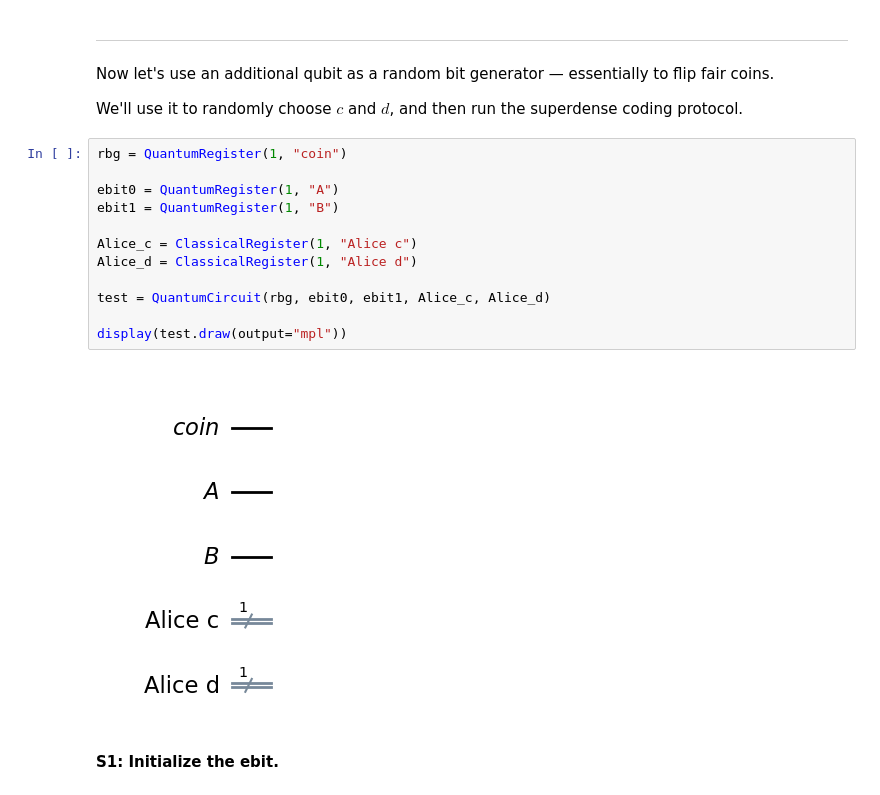
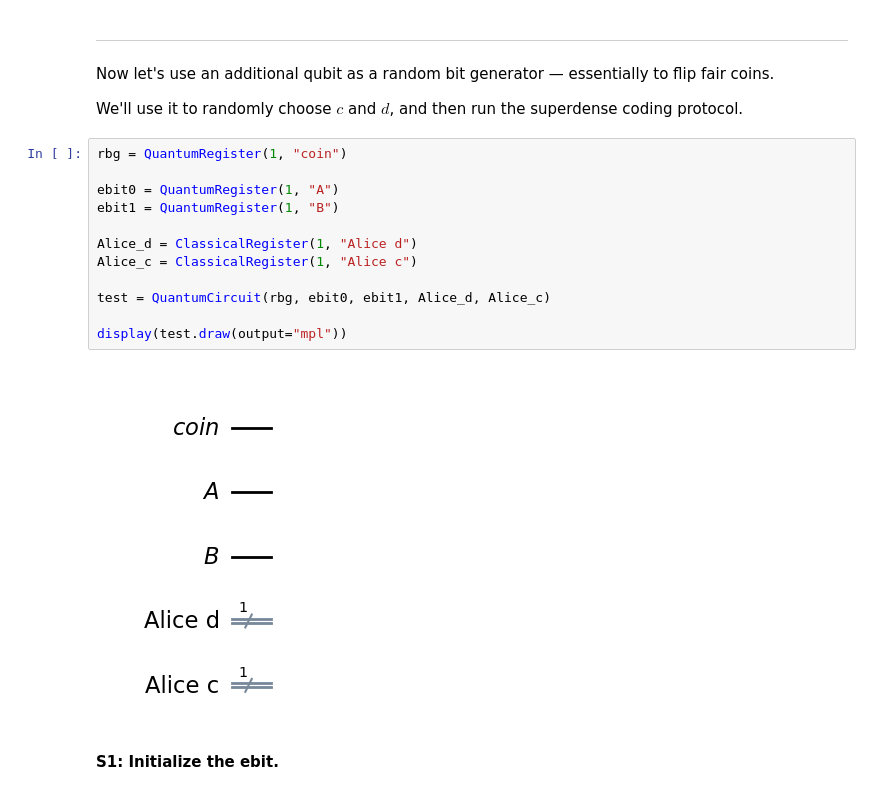
Before and after one commit to JayZeus999/IBM-Quantum-Learning, a Jupyter notebook: QM-Courses/superdense-coding.ipynb, the cells around one changed output. Drawn from its saved outputs; the diff is of its cells as text.

```diff
--- a/QM-Courses/superdense-coding.ipynb
+++ b/QM-Courses/superdense-coding.ipynb
@@ -73,17 +73,17 @@ We'll use it to randomly choose $c$ and $d$, and then run the superdense coding
 # %%
 rbg = QuantumRegister(1, "coin")
 
 ebit0 = QuantumRegister(1, "A")
 ebit1 = QuantumRegister(1, "B")
 
+Alice_d = ClassicalRegister(1, "Alice d")
 Alice_c = ClassicalRegister(1, "Alice c")
-Alice_d = ClassicalRegister(1, "Alice d")
 
-test = QuantumCircuit(rbg, ebit0, ebit1, Alice_c, Alice_d)
+test = QuantumCircuit(rbg, ebit0, ebit1, Alice_d, Alice_c)
 
 display(test.draw(output="mpl"))
 # %% [output]
-[figure, old version]
+[figure, new version]
 # %% [markdown]
 **S1: Initialize the ebit.**
 # %%
```
Also changed, not shown: parts of 6 cells of this notebook.
